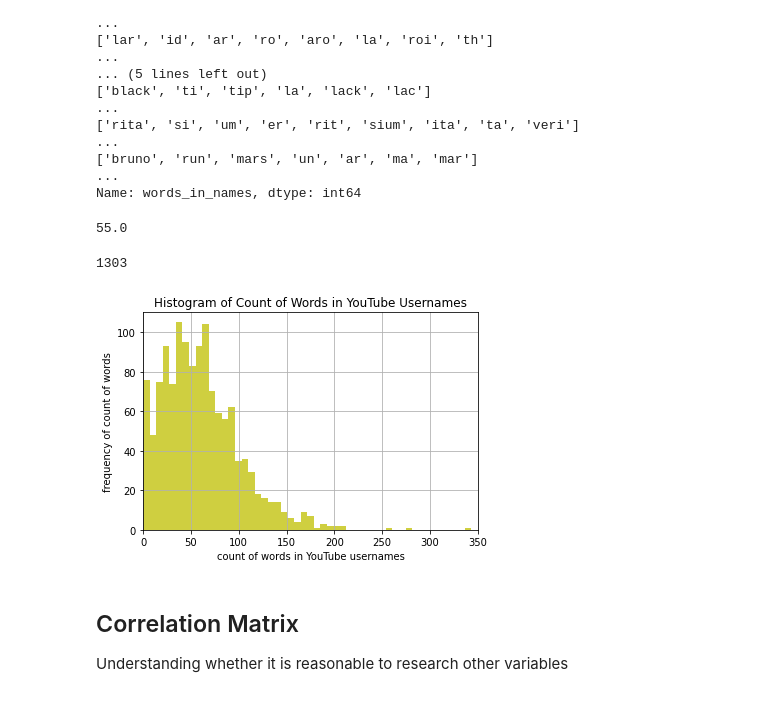
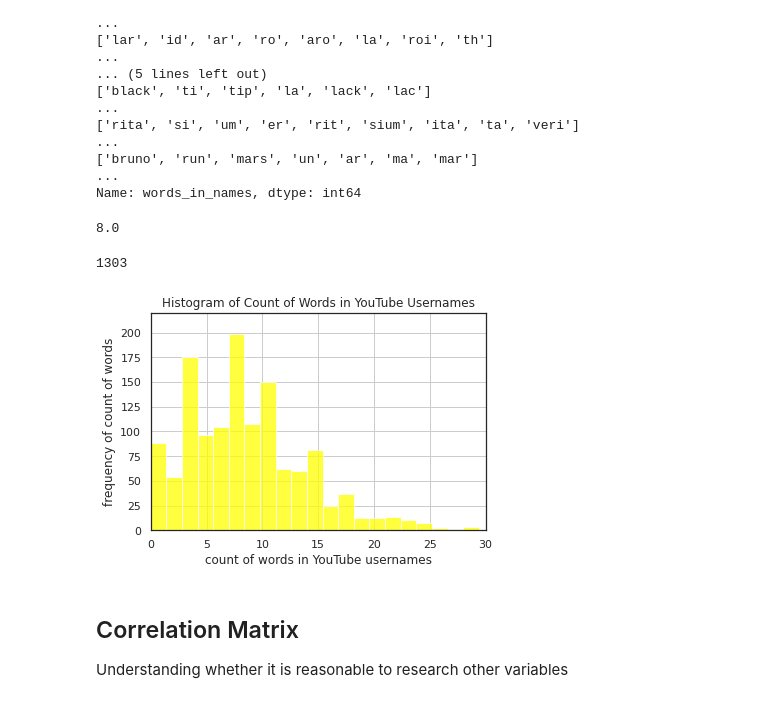
Before and after one commit to JefNtungila/Sentiment-Analysis-of-Usernames-and-Titles-on-YouTube-and-Twitch, a Jupyter notebook: code/Sentiment_Analysis_of_Usernames_and_Titles_on_YouTube_and_Twitch_Exploratory_Data_Analysis.ipynb, the cells around one changed output. Saved outputs shown, nothing was run; the diff lists cells and outputs as text; code cells hidden in the pictures.

Commit message:
eval because github transformed my data types
eval because github transformed my data types

```diff
--- a/code/Sentiment_Analysis_of_Usernames_and_Titles_on_YouTube_and_Twitch_Exploratory_Data_Analysis.ipynb
+++ b/code/Sentiment_Analysis_of_Usernames_and_Titles_on_YouTube_and_Twitch_Exploratory_Data_Analysis.ipynb
@@ -149,9 +149,11 @@ import numpy as np
 #count of words found in usernames
 len_words_twitch = []
 
+#eval becuase github transformed list into string
+
 for words in twitch_names['words_in_names'].tolist():
   try:
-    len_words_twitch.append(len(words))
+    len_words_twitch.append(len(eval(words)))
   except:
     len_words_twitch.append(0)
 
@@ -535,16 +539,18 @@ import numpy as np
 #count words in YouTube usernames
 len_words_youtube = []
 
+#eval becuase github transformed list into string
+
 for words in youtube_names['words_in_names'].tolist():
   try:
-    len_words_youtube.append(len(words))
+    len_words_youtube.append(len(eval(words)))
   except:
     len_words_youtube.append(0)
 
 #producing mean of count words in YouTube usernames
 np.median(len_words_youtube)
 # %% [output]
-55.0
+8.0
 # %%
 len(len_words_youtube)
 # %% [output]
@@ -552,24 +558,24 @@ len(len_words_youtube)
 # %%
 import numpy as np
 import matplotlib.pyplot as plt
 
 
 
 # the histogram of the frequency of count of words in Twitch usernames data
-plot = plt.hist(len_words_youtube, 50, facecolor='y', alpha=0.75)
+plot = plt.hist(len_words_youtube, bins = 30, facecolor='yellow', alpha=0.75)
 
 
 
 
 plt.xlabel('count of words in YouTube usernames')
 plt.ylabel('frequency of count of words')
 plt.title('Histogram of Count of Words in YouTube Usernames')
-plt.xlim(0, 350)
-plt.ylim(0, 110)
+plt.xlim(0, 30)
+plt.ylim(0, 220)
 plt.grid(True)
 plt.show()
 # %% [output]
-[figure, old version]
+[figure, new version]
 # %% [markdown]
 ## Correlation Matrix
 
```
Also changed, not shown: parts of 2 cells of this notebook.
